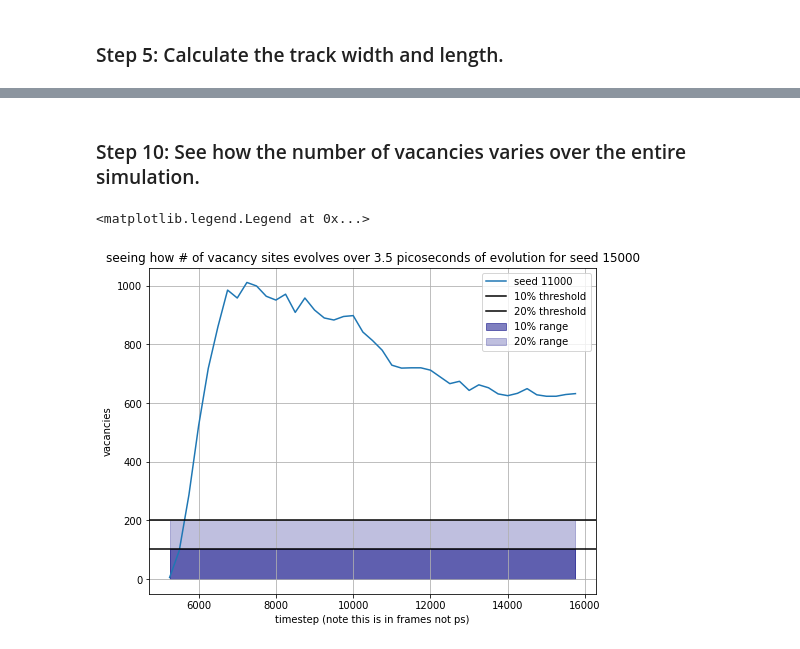
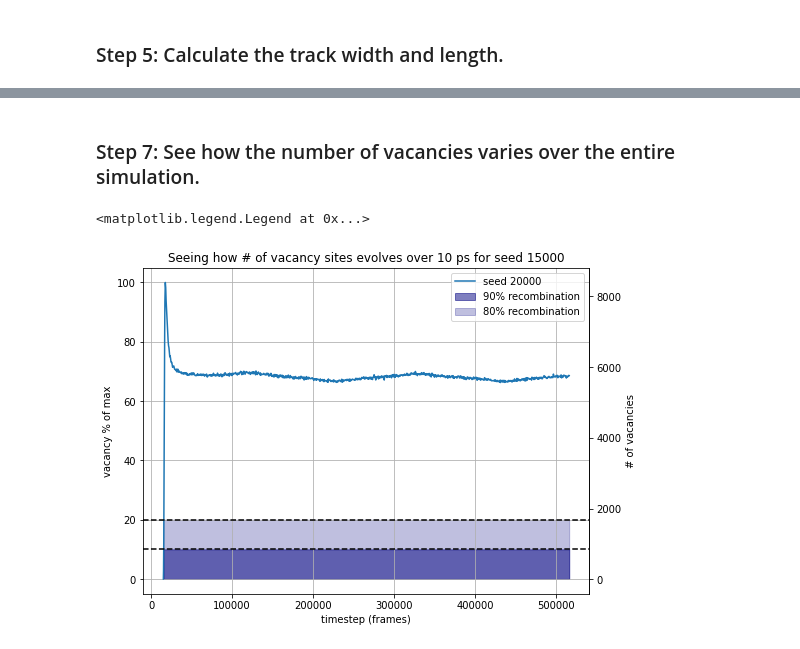
Before and after one commit to NSF-GCR-MDDM/kmream_md, a Jupyter notebook: md_vacancies.ipynb, the cells around one changed output, grey strips where cells are left out. Saved outputs shown, nothing was run; the diff lists cells and outputs as text; code cells hidden in the pictures.

```diff
--- a/md_vacancies.ipynb
+++ b/md_vacancies.ipynb
@@ -808,3 +873,3 @@ Mean track width: 2.4984 nm; Median track width: 2.772 nm; Variance: 0.3 nm^2 ;
 # %% [markdown]
-### Step 10: See how the number of vacancies varies over the entire simulation.
+### Step 7: See how the number of vacancies varies over the entire simulation.
 # %%
@@ -830,10 +898,10 @@ input_path, output_path = f'6_4_2025_runs/6_5_2025_{seeds[dataframe - 1]}_numvac
 clean_data(input_path, output_path)
 # %%
-clean_11000 = pd.read_csv('6_4_2025_runs/6_5_2025_11000_numvacancyinfo_clean', sep = " ")
-clean_12000 = pd.read_csv('6_4_2025_runs/6_5_2025_12000_numvacancyinfo_clean', sep = " ")
-clean_13000 = pd.read_csv('6_4_2025_runs/6_5_2025_13000_numvacancyinfo_clean', sep = " ")
-clean_14000 = pd.read_csv('6_4_2025_runs/6_5_2025_14000_numvacancyinfo_clean', sep = " ")
-clean_15000 = pd.read_csv('6_4_2025_runs/6_5_2025_15000_numvacancyinfo_clean', sep = " ")
+clean_1 = pd.read_csv('6_18_2025_runs/6_18_2025_19000_numvacancyinfo_clean', sep = " ")
+clean_2 = pd.read_csv('6_19_2025_runs/6_19_2025_15000_numvacancyinfo_clean', sep = " ")
+clean_3 = pd.read_csv('6_23_2025_runs/6_23_2025_20000_numvacancyinfo_clean', sep = " ")
+clean_4 = pd.read_csv('6_24_2025_runs/6_24_2025_25000_numvacancyinfo_clean', sep = " ")
+clean_5 = pd.read_csv('6_4_2025_runs/6_5_2025_15000_numvacancyinfo_clean', sep = " ")
 
 def summarize_counts(data):
     steps = np.unique(data['step'].values)
@@ -845,29 +913,46 @@ def summarize_counts(data):
         counts.append(count)
     return steps, counts
 
-counts_11000 = summarize_counts(clean_11000)
-counts_12000 = summarize_counts(clean_12000)
-counts_13000 = summarize_counts(clean_13000)
-counts_14000 = summarize_counts(clean_14000)
-counts_15000 = summarize_counts(clean_15000)
+counts_1 = summarize_counts(clean_1)
+counts_2 = summarize_counts(clean_2)
+counts_3 = summarize_counts(clean_3)
+counts_4 = summarize_counts(clean_4)
+counts_5 = summarize_counts(clean_5)
 # %%
-ten_percent, twenty_percent = 0.1 * np.max(counts_11000[1]), 0.2 * np.max(counts_11000[1])
+def normalize(data):
+    return (data - np.min(data)) / (np.max(data) - np.min(data))
+
+counts_list = [counts_1, counts_2, counts_3, counts_4, counts_5]
+dataframe = 2
+counts = counts_list[dataframe - 1]
+
+actual_vals = counts[1]
+y_vals = normalize(actual_vals) * 100
+ten_percent, twenty_percent = 10, 20
 
 fig, ax = plt.subplots(figsize=(8, 6))
-plt.plot(counts_11000[0], counts_11000[1], label = f'seed {seeds[0]}')
-# plt.plot(counts_12000[0], counts_12000[1], label = f'seed {seeds[1]}')
-# plt.plot(counts_13000[0], counts_13000[1], label = f'seed {seeds[2]}')
-# plt.plot(counts_14000[0], counts_14000[1], label = f'seed {seeds[3]}')
-# plt.plot(counts_15000[0], counts_15000[1], label = f'seed {seeds[4]}')
-plt.axhline(y = ten_percent, color = 'black', label = f"10% threshold")
-plt.axhline(y = twenty_percent, color = 'black', label = f"20% threshold")
-plt.fill_between(counts_11000[0], 0, ten_percent, alpha=0.5, color = 'navy', label = f"10% range")
-plt.fill_between(counts_11000[0], 0, twenty_percent, alpha=0.25, color = 'navy', label = f"20% range")
-plt.title(f'seeing how # of vacancy sites evolves over 3.5 picoseconds of evolution for seed {seeds[dataframe - 1]}')
-plt.xlabel('timestep (note this is in frames not ps)')
-plt.ylabel('vacancies')
-plt.grid(True)
-plt.legend(loc = 'best')
+
+num_sec = 10
+
+ax.plot(counts[0], y_vals, label=f'seed {seeds[dataframe]}')
+ax.axhline(y=ten_percent, color='black', linestyle='--')
+ax.axhline(y=twenty_percent, color='black', linestyle='--')
+ax.fill_between(counts[0], 0, ten_percent, alpha=0.5, color='navy', label="90% recombination")
+ax.fill_between(counts[0], 0, twenty_percent, alpha=0.25, color='navy', label="80% recombination")
+ax.set_ylabel('vacancy % of max')
+ax.set_xlabel('timestep (frames)')
+ax.set_title(f'Seeing how # of vacancy sites evolves over {num_sec} ps for seed {seeds[dataframe - 1]}')
+ax.grid(True)
+
+def percent_to_actual(percent):
+    return percent / 100 * (np.max(actual_vals) - np.min(actual_vals)) + np.min(actual_vals)
+
+def actual_to_percent(actual):
+    return (actual - np.min(actual_vals)) / (np.max(actual_vals) - np.min(actual_vals)) * 100
+
+ax2 = ax.secondary_yaxis('right', functions=(percent_to_actual, actual_to_percent))
+ax2.set_ylabel('# of vacancies')
+ax.legend(loc='best')
 # %% [output]
 <matplotlib.legend.Legend at 0x...>
-[figure, old version]
+[figure, new version]
```
Also changed, not shown: parts of 16 cells of this notebook.
